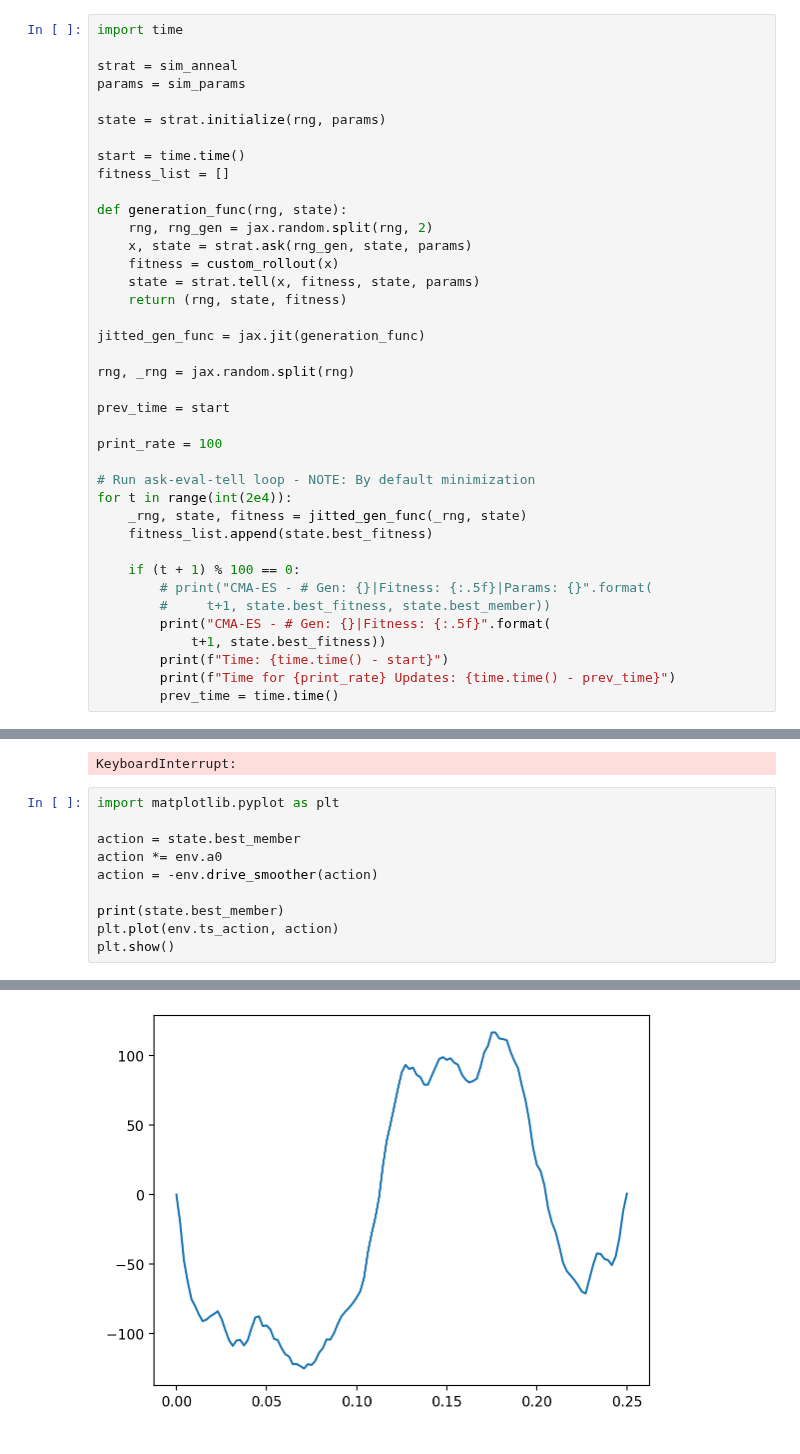
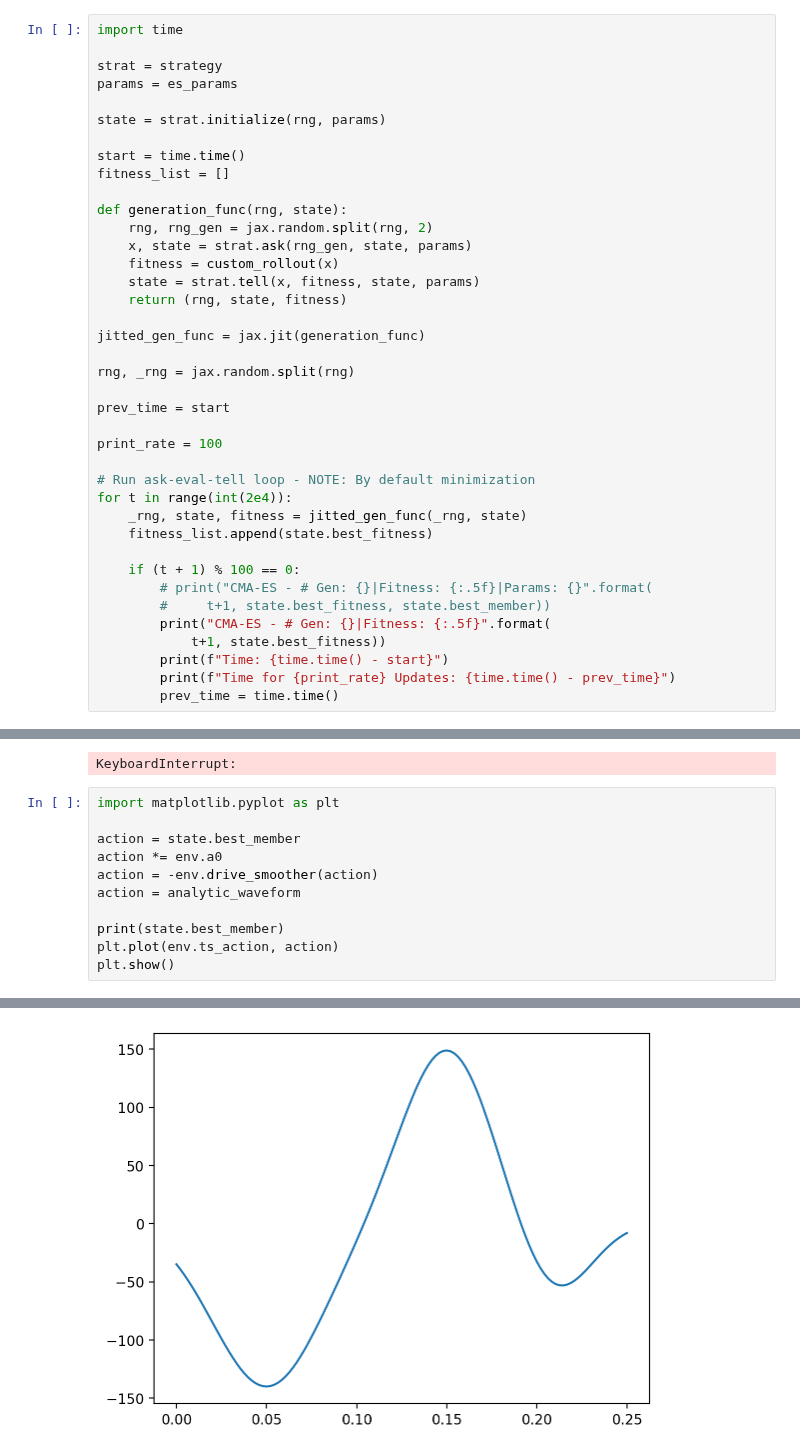
Before and after one commit to AnikenC/ReadoutWithRL, a Jupyter notebook: readoutWithRL/MLControl/genetic_example.ipynb, the cells around one changed output, grey strips where cells are left out. Saved outputs shown, nothing was run; the diff lists cells and outputs as text.

```diff
--- a/readoutWithRL/MLControl/genetic_example.ipynb
+++ b/readoutWithRL/MLControl/genetic_example.ipynb
@@ -183,8 +182,8 @@ KeyboardInterrupt:
 # %%
 import time
 
-strat = sim_anneal
-params = sim_params
+strat = strategy
+params = es_params
 
 state = strat.initialize(rng, params)
 
@@ -244,6 +243,7 @@ import matplotlib.pyplot as plt
 action = state.best_member
 action *= env.a0
 action = -env.drive_smoother(action)
+action = analytic_waveform
 
 print(state.best_member)
 plt.plot(env.ts_action, action)
@@ -269 +269 @@ plt.show()
-[figure, old version]
+[figure, new version]
```
Also changed, not shown: parts of 14 cells of this notebook.
